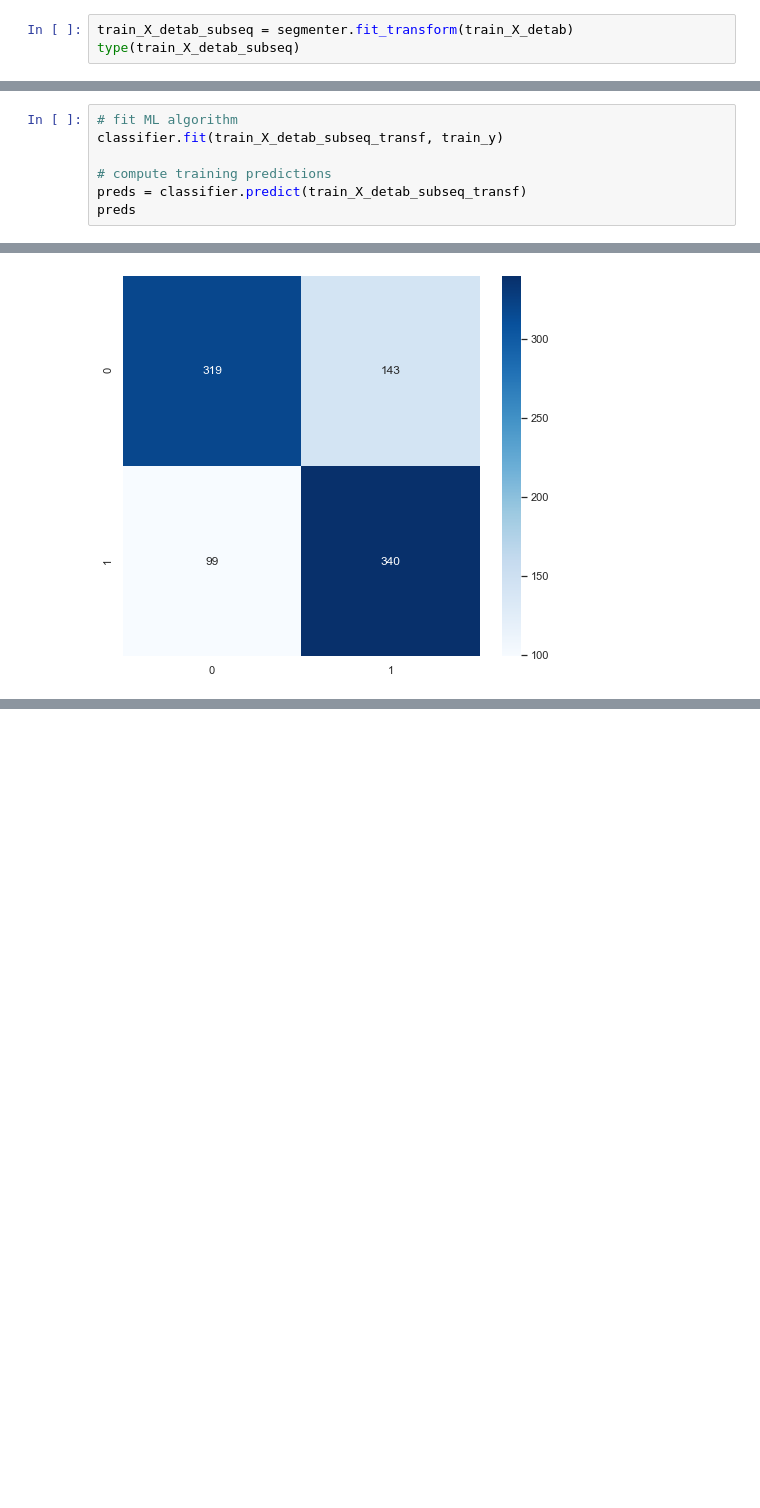
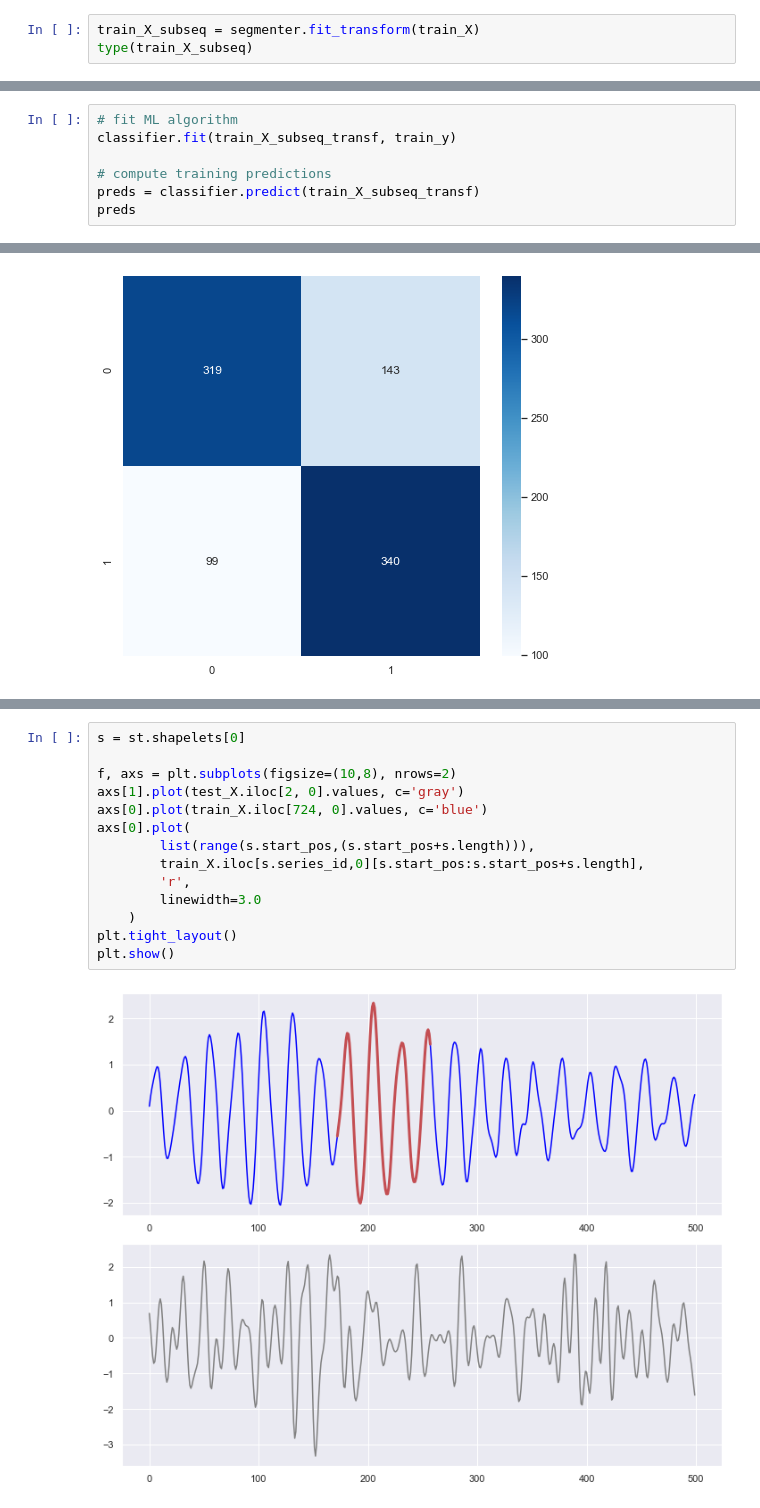
Before and after one commit to seoruosa/ml-study-group, a Jupyter notebook: notebooks/2020-08-29-aac-forda-ts-classification-approaches.ipynb, the cells around one changed output, grey strips where cells are left out. Cells and saved outputs as stored; diff of their text form; blank space fills up the shorter version.

```diff
--- a/notebooks/2020-08-29-aac-forda-ts-classification-approaches.ipynb
+++ b/notebooks/2020-08-29-aac-forda-ts-classification-approaches.ipynb
@@ -706,8 +654,8 @@ time_series_tree = Pipeline(steps)
 # %% [markdown]
 Inspecting 1st step output:
 # %%
-train_X_detab_subseq = segmenter.fit_transform(train_X_detab)
-type(train_X_detab_subseq)
+train_X_subseq = segmenter.fit_transform(train_X)
+type(train_X_subseq)
 # %% [output]
 [[365 450]
  [382 462]
@@ -772,10 +720,10 @@ As we've passed 22 timeseries_subsequences as features, and requested the object
 Now these features are in a common ML format: (_n_ observations, _m_ real valued features). What follows is the classification training with a common ML algortihm.
 # %%
 # fit ML algorithm
-classifier.fit(train_X_detab_subseq_transf, train_y)
+classifier.fit(train_X_subseq_transf, train_y)
 
 # compute training predictions
-preds = classifier.predict(train_X_detab_subseq_transf)
+preds = classifier.predict(train_X_subseq_transf)
 preds
 # %% [output]
 array([ 1.,  1.,  1., ...,  1., -1.,  1.])
@@ -1230,0 +1270,16 @@ weighted avg       0.73      0.73      0.73       901
+# %%
+s = st.shapelets[0]
+
+f, axs = plt.subplots(figsize=(10,8), nrows=2)
+axs[1].plot(test_X.iloc[2, 0].values, c='gray')
+axs[0].plot(train_X.iloc[724, 0].values, c='blue')
+axs[0].plot(
+        list(range(s.start_pos,(s.start_pos+s.length))),
+        train_X.iloc[s.series_id,0][s.start_pos:s.start_pos+s.length],
+        'r',
+        linewidth=3.0
+    )
+plt.tight_layout()
+plt.show()
+# %% [output]
+[figure, added]
```
Also changed, not shown: parts of 48 cells of this notebook.
